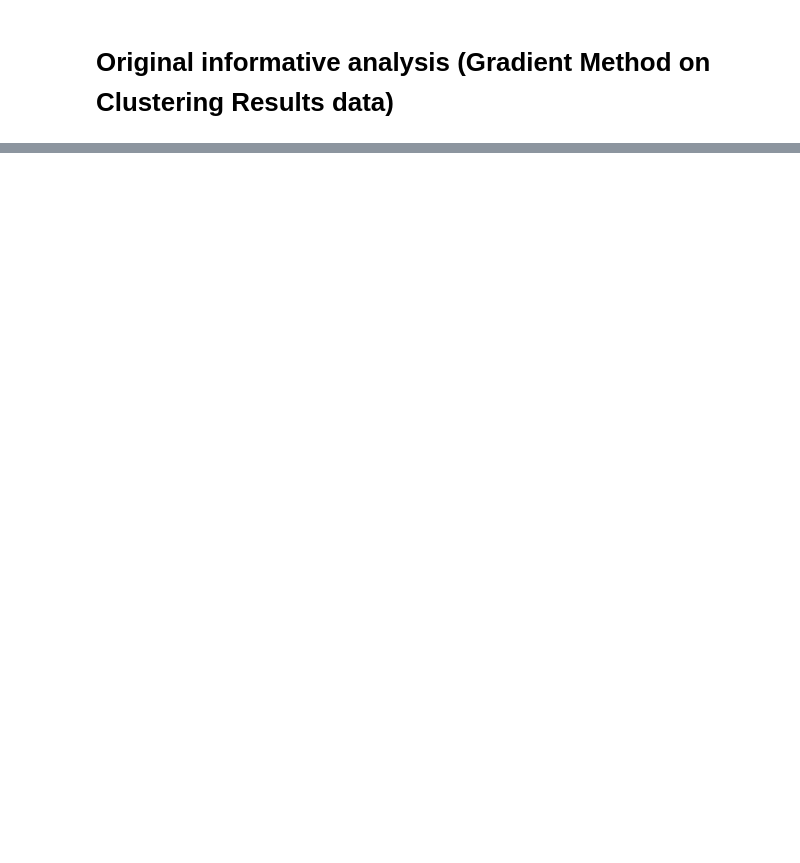
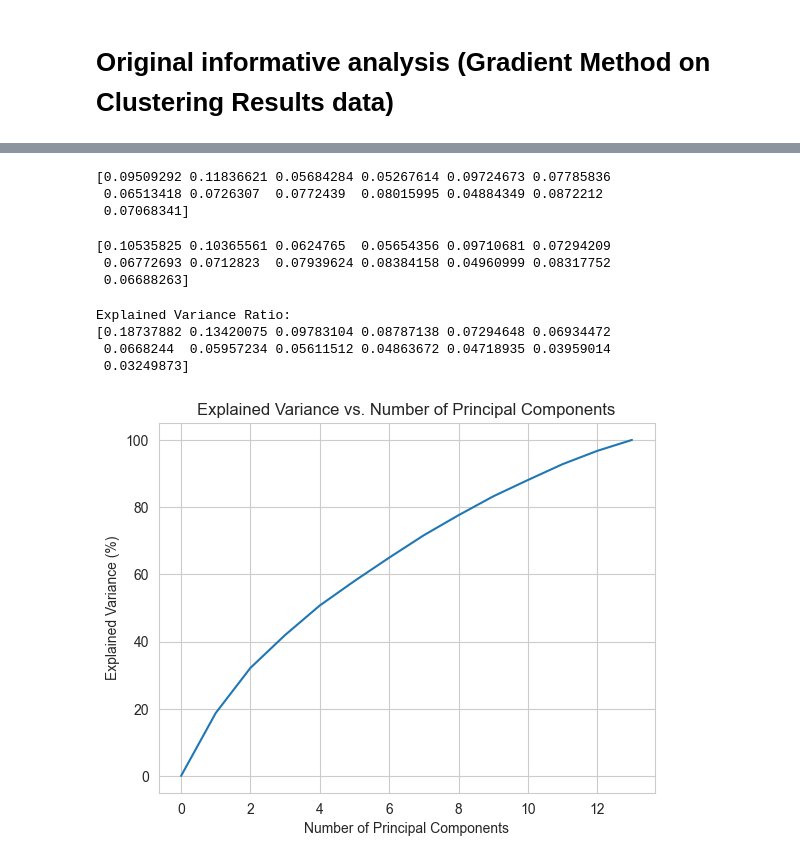
Before and after one commit to VolDonets/cmeans_python, a Jupyter notebook: for_uni_report/clusterization_testing.ipynb, the cells around one changed output, grey strips where cells are left out. Cells and saved outputs as stored; diff of their text form; code cells hidden in the pictures; blank space fills up the shorter version.

Commit message:
Part of the full pipeline for indentification informativeness, finalized

```diff
--- a/for_uni_report/clusterization_testing.ipynb
+++ b/for_uni_report/clusterization_testing.ipynb
@@ -1308,0 +1326,65 @@ Test accuracy: 0.5
+# %%
+loss_function = tf.keras.losses.categorical_crossentropy
+
+with tf.GradientTape() as tape:
+    inputs = tf.constant(x_test_hd, dtype=tf.float32)
+    tape.watch(inputs)
+    predictions = model_cl(inputs)
+    loss = loss_function(pd.get_dummies(y_test_cl), predictions)
+
+gradients = tape.gradient(loss, inputs)
+feature_importance_test = tf.reduce_mean(tf.abs(gradients), axis=0)
+print(feature_importance_test.numpy() / np.sum(feature_importance_test.numpy()))
+# %% [output]
+[0.09509292 0.11836621 0.05684284 0.05267614 0.09724673 0.07785836
+ 0.06513418 0.0726307  0.0772439  0.08015995 0.04884349 0.0872212
+ 0.07068341]
+# %%
+tmp_1 = pd.DataFrame(x_train_hd)
+tmp_1["class"] = y_train_cl
+tmp_2 = pd.DataFrame(x_test_hd)
+tmp_2["class"] = y_test_cl
+
+xy_hd_cl = pd.concat([tmp_1, tmp_2], ignore_index=True).reset_index(drop=True)
+
+x_full_cl = xy_hd_cl.drop(["class"], axis=1)
+y_full_cl = xy_hd_cl["class"]
+# %%
+with tf.GradientTape() as tape:
+    inputs = tf.constant(x_full_cl, dtype=tf.float32)
+    tape.watch(inputs)
+    predictions = model_cl(inputs)
+    loss = loss_function(pd.get_dummies(y_full_cl), predictions)
+
+gradients = tape.gradient(loss, inputs)
+feature_importance = tf.reduce_mean(tf.abs(gradients), axis=0)
+print(feature_importance.numpy() / np.sum(feature_importance.numpy()))
+# %% [output]
+[0.10535825 0.10365561 0.0624765  0.05654356 0.09710681 0.07294209
+ 0.06772693 0.0712823  0.07939624 0.08384158 0.04960999 0.08317752
+ 0.06688263]
+# %%
+pca = PCA()
+pca_result = pca.fit_transform(x_full_cl, y_full_cl)
+
+explained_variance_ratio = pca.explained_variance_ratio_
+
+# Print the explained variance ratio for each principal component
+print("Explained Variance Ratio:")
+print(explained_variance_ratio)
+# %% [output]
+Explained Variance Ratio:
+[0.18737882 0.13420075 0.09783104 0.08787138 0.07294648 0.06934472
+ 0.0668244  0.05957234 0.05611512 0.04863672 0.04718935 0.03959014
+ 0.03249873]
+# %%
+# Plot the explained variance
+evr_list = list(explained_variance_ratio)
+evr_list.insert(0, 0.0)
+plt.plot(np.cumsum(np.array(evr_list) * 100))
+plt.xlabel('Number of Principal Components')
+plt.ylabel('Explained Variance (%)')
+plt.title('Explained Variance vs. Number of Principal Components')
+plt.show()
+# %% [output]
+[figure, added]
```
Also changed, not shown: parts of 33 cells of this notebook.
